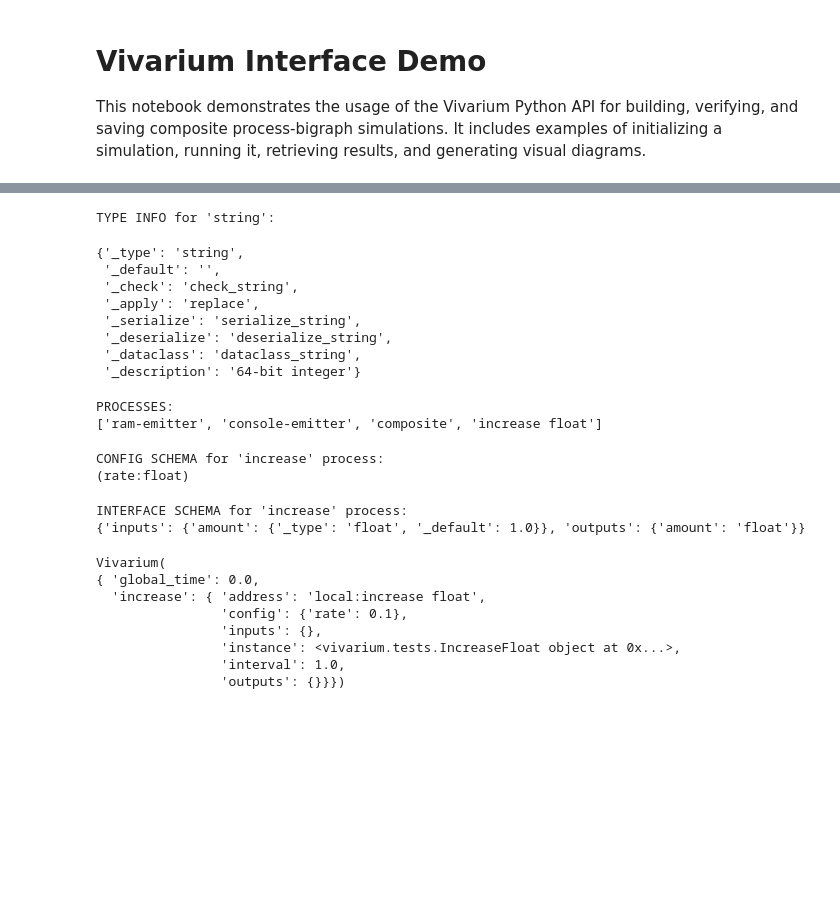
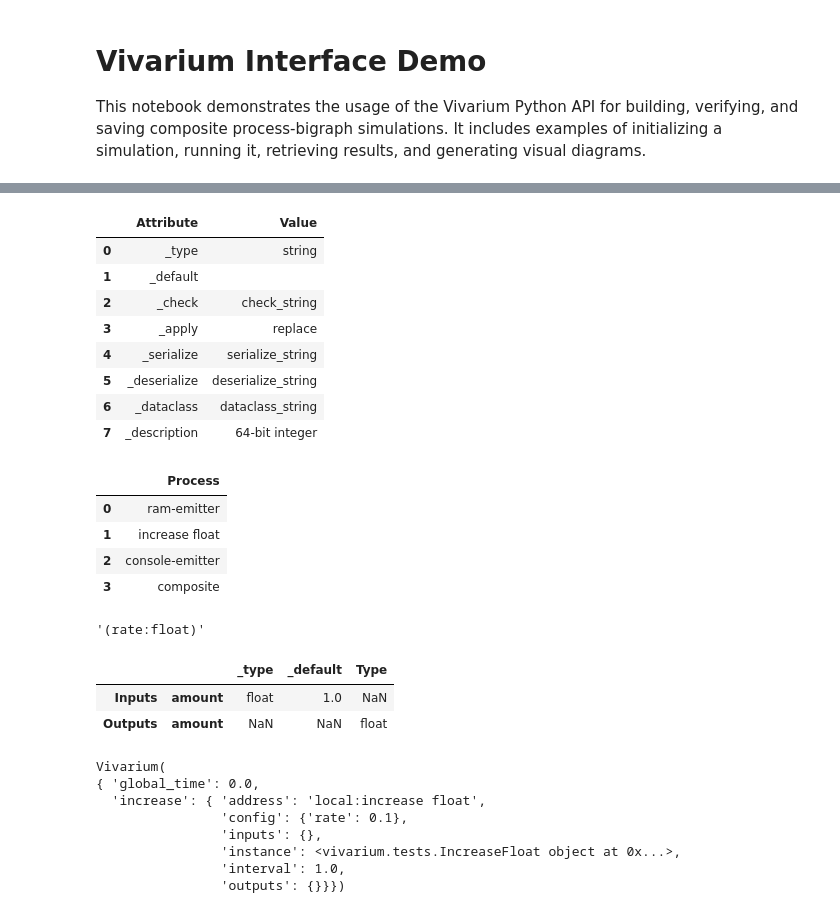
Before and after one commit to vivarium-collective/vivarium-interface, a Jupyter notebook: notebooks/demo.ipynb, the cells around one changed output, grey strips where cells are left out. Drawn from its saved outputs; the diff is of its cells as text; code cells hidden in the pictures; blank space fills up the shorter version.

Commit message:
dataframes

```diff
--- a/notebooks/demo.ipynb
+++ b/notebooks/demo.ipynb
@@ -18,38 +28,37 @@ TYPES:
 # %%
 # view the type schema for 'string'
-print("TYPE INFO for 'string':")
-v.access_type('string')
+v.get_type('string')
 # %% [output]
-TYPE INFO for 'string':
-{'_type': 'string',
- '_default': '',
- '_check': 'check_string',
- '_apply': 'replace',
- '_serialize': 'serialize_string',
- '_deserialize': 'deserialize_string',
- '_dataclass': 'dataclass_string',
- '_description': '64-bit integer'}
+|  | Attribute | Value |
+| 0 | _type | string |
+| 1 | _default |  |
+| 2 | _check | check_string |
+| 3 | _apply | replace |
+| 4 | _serialize | serialize_string |
+| 5 | _deserialize | deserialize_string |
+| 6 | _dataclass | dataclass_string |
+| 7 | _description | 64-bit integer |
 # %%
 # view the available processes
-print('PROCESSES:')
-v.print_processes()
+v.get_processes()
 # %% [output]
-PROCESSES:
-['ram-emitter', 'console-emitter', 'composite', 'increase float']
+|  | Process |
+| 0 | ram-emitter |
+| 1 | increase float |
+| 2 | console-emitter |
+| 3 | composite |
 # %%
 # inspect the config schema for the 'increase' process
-print("CONFIG SCHEMA for 'increase' process:")
-print(v.process_schema('increase float'))
+v.process_schema('increase float')
 # %% [output]
-CONFIG SCHEMA for 'increase' process:
-(rate:float)
+'(rate:float)'
 # %%
 # inspect the process interface (inputs/outputs) for the 'increase' process
-print("INTERFACE SCHEMA for 'increase' process:")
-print(v.process_interface('increase float'))
+v.process_interface('increase float')
 # %% [output]
-INTERFACE SCHEMA for 'increase' process:
-{'inputs': {'amount': {'_type': 'float', '_default': 1.0}}, 'outputs': {'amount': 'float'}}
+|  |  | _type | _default | Type |
+| Inputs | amount | float | 1.0 | NaN |
+| Outputs | amount | NaN | NaN | float |
 # %%
 # add an increase process called 'increase process'
 v.add_process(name='increase',
```
Also changed, not shown: parts of 6 cells of this notebook, 2 other files.
